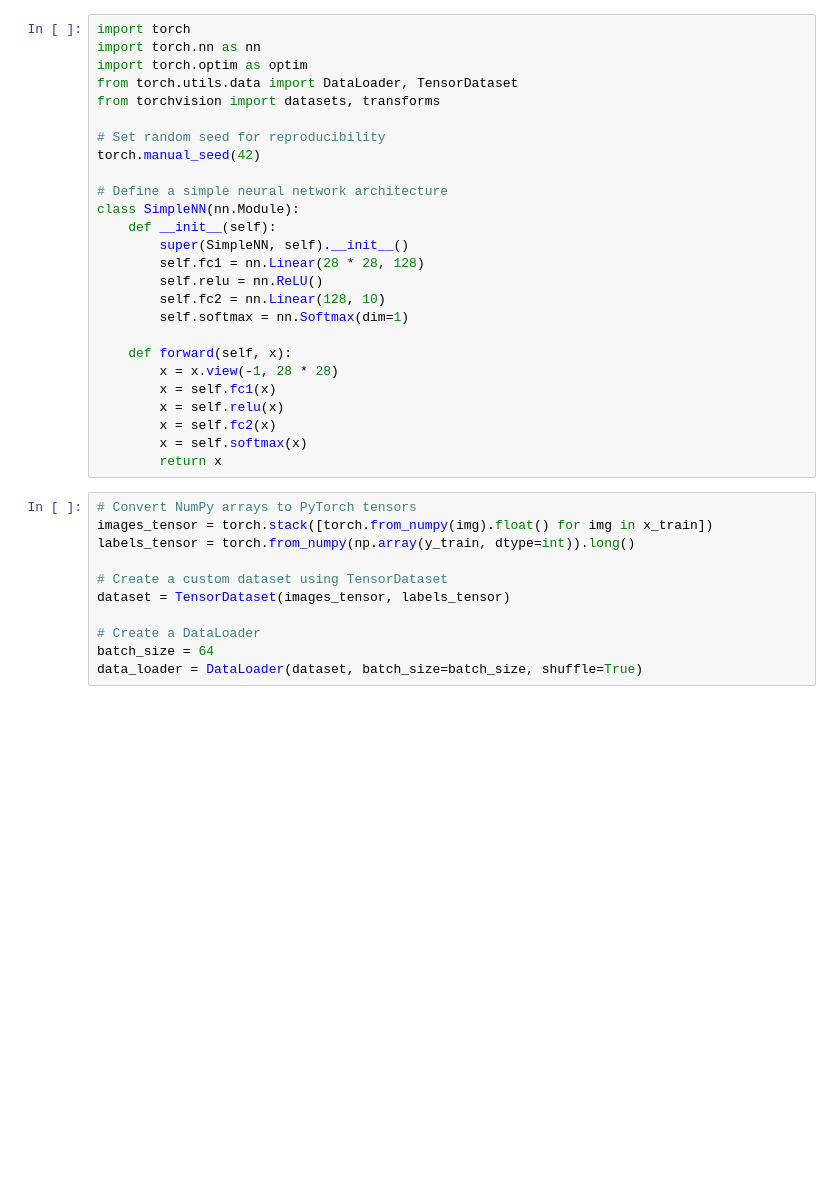
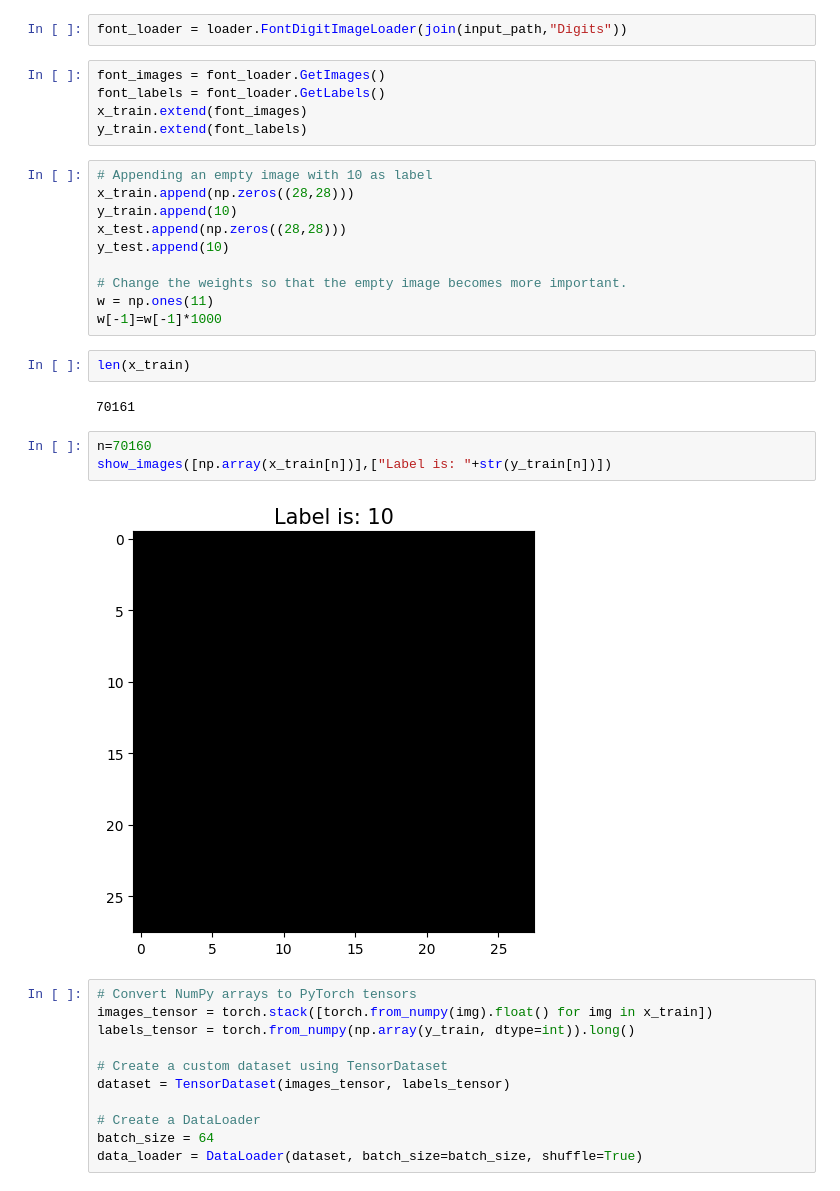
Before and after one commit to TijlJappens/NumberRecognition, a Jupyter notebook: NumberRecognitionTraining/Execution.ipynb, the cells around one changed output. Cells and saved outputs as stored; diff of their text form; blank space fills up the shorter version.

```diff
--- a/NumberRecognitionTraining/Execution.ipynb
+++ b/NumberRecognitionTraining/Execution.ipynb
@@ -61,29 +59,29 @@ show_images(images_2_show, titles_2_show)
 # %%
-import torch
-import torch.nn as nn
-import torch.optim as optim
-from torch.utils.data import DataLoader, TensorDataset
-from torchvision import datasets, transforms
-
-# Set random seed for reproducibility
-torch.manual_seed(42)
-
-# Define a simple neural network architecture
-class SimpleNN(nn.Module):
-    def __init__(self):
-        super(SimpleNN, self).__init__()
-        self.fc1 = nn.Linear(28 * 28, 128)
-        self.relu = nn.ReLU()
-        self.fc2 = nn.Linear(128, 10)
-        self.softmax = nn.Softmax(dim=1)
-
-    def forward(self, x):
-        x = x.view(-1, 28 * 28)
-        x = self.fc1(x)
-        x = self.relu(x)
-        x = self.fc2(x)
-        x = self.softmax(x)
-        return x
+font_loader = loader.FontDigitImageLoader(join(input_path,"Digits"))
+# %%
+font_images = font_loader.GetImages()
+font_labels = font_loader.GetLabels()
+x_train.extend(font_images)
+y_train.extend(font_labels)
+# %%
+# Appending an empty image with 10 as label
+x_train.append(np.zeros((28,28)))
+y_train.append(10)
+x_test.append(np.zeros((28,28)))
+y_test.append(10)
+
+# Change the weights so that the empty image becomes more important.
+w = np.ones(11)
+w[-1]=w[-1]*1000
+# %%
+len(x_train)
+# %% [output]
+70161
+# %%
+n=70160
+show_images([np.array(x_train[n])],["Label is: "+str(y_train[n])])
+# %% [output]
+[figure, added]
 # %%
 # Convert NumPy arrays to PyTorch tensors
 images_tensor = torch.stack([torch.from_numpy(img).float() for img in x_train])
```
Also changed, not shown: parts of 15 cells of this notebook, 14 other files.
